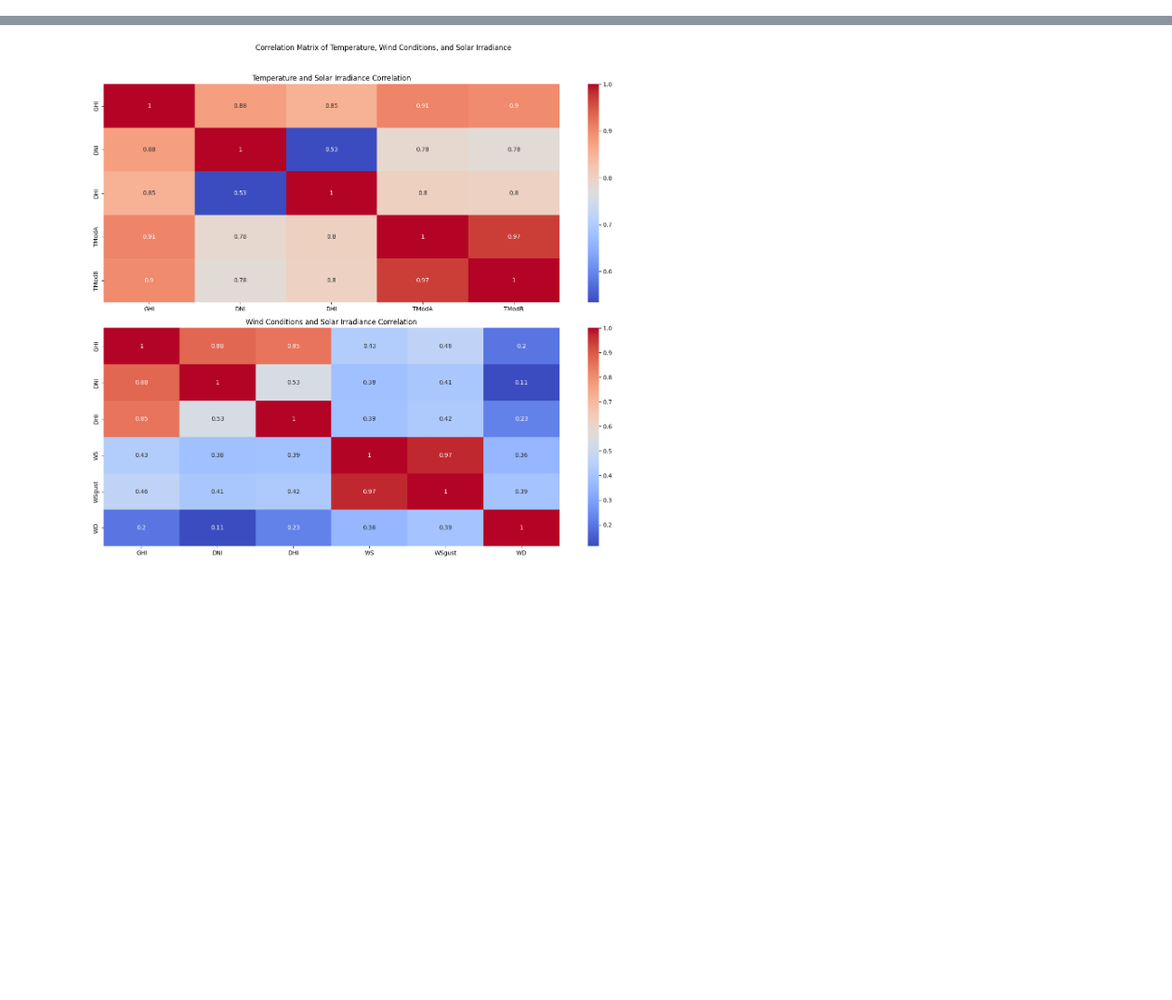
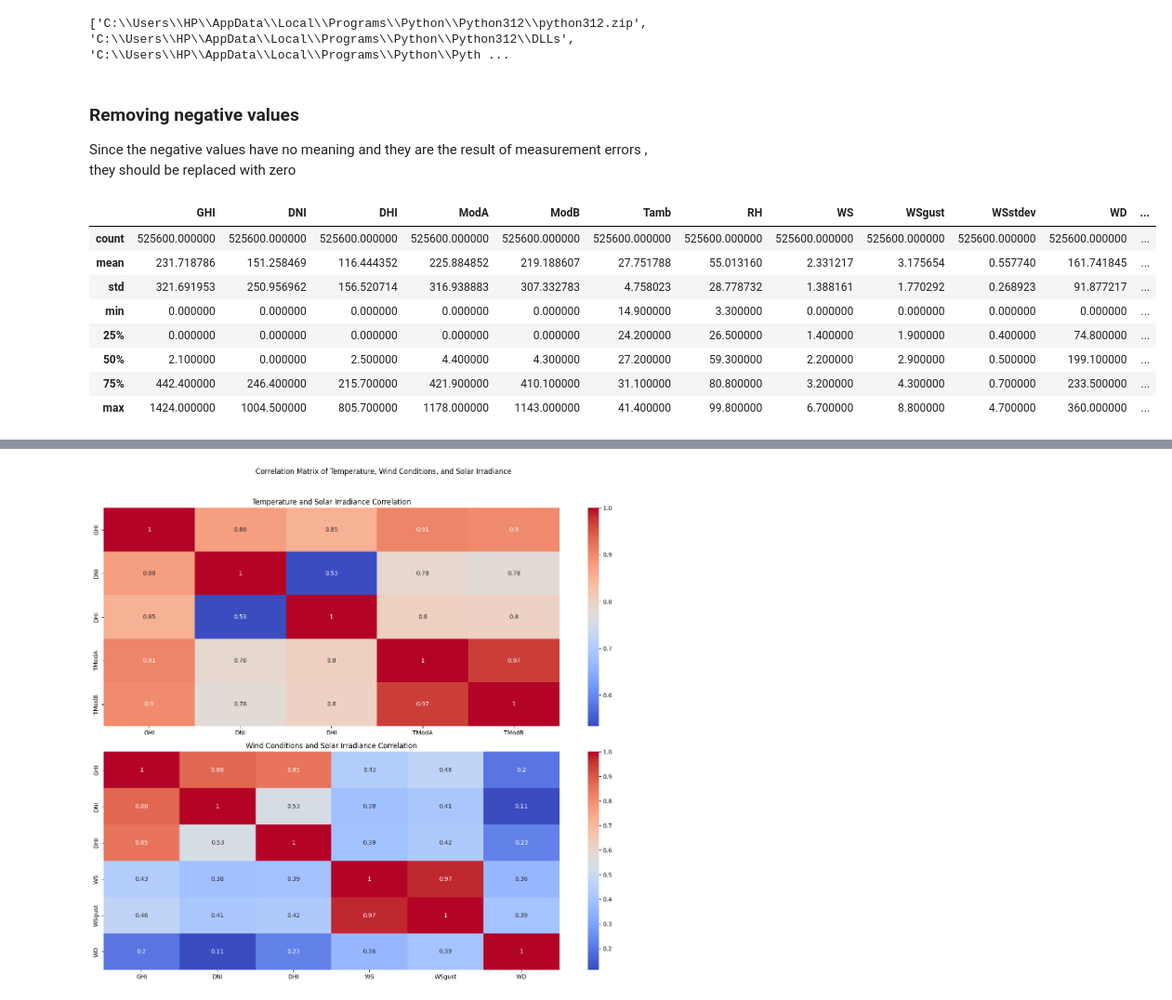
Before and after one commit to wolderufael/solar_raiation_EDA_week0, a Jupyter notebook: notebooks/EDA.ipynb, the cells around one changed output, grey strips where cells are left out. Shown at 93% size. Cells and saved outputs as stored; diff of their text form; code cells hidden in the pictures; blank space fills up the shorter version.

```diff
--- a/notebooks/EDA.ipynb
+++ b/notebooks/EDA.ipynb
@@ -22,11 +22,19 @@ df_togo =pd.read_csv('data/togo-dapaong_qc.csv')
 df_benin_cleaned=None
 df_sierraleone_cleaned=None
 df_togo_cleaned=None
+# %%
+import sys
+print(sys.path)
+# %% [output]
+['C:\\Users\\HP\\AppData\\Local\\Programs\\Python\\Python312\\python312.zip', 'C:\\Users\\HP\\AppData\\Local\\Programs\\Python\\Python312\\DLLs', 'C:\\Users\\HP\\AppData\\Local\\Programs\\Python\\Pyth ...
 # %%
 #check missing values in each column
 check_missing_value(df_benin)
 check_missing_value(df_sierraleone)
 check_missing_value(df_togo)
+# %% [markdown]
+### Removing negative values
+Since the negative values have no meaning and they are the result of measurement errors , they should be replaced with zero
 # %%
 #Replacing negative values in 'GHI', 'DNI', 'DHI' with zero since they are measuremet errors
 df_benin_cleaned=replace_nagative_values(df_benin)
@@ -36,6 +44,21 @@ df_togo_cleaned=replace_nagative_values(df_togo)
 df_benin_cleaned=outliers_fun(df_benin_cleaned,['ModA', 'ModB','WS', 'WSgust'])
 df_sierraleone_cleaned=outliers_fun(df_sierraleone_cleaned,['ModA', 'ModB','WS', 'WSgust'])
 df_togo_cleaned=outliers_fun(df_togo_cleaned,['ModA', 'ModB','WS', 'WSgust'])
+# %%
+#summary statistics
+summary_statistics(df_benin_cleaned)
+summary_statistics(df_sierraleone_cleaned)
+summary_statistics(df_togo_cleaned)
+# %% [output]
+|  | GHI | DNI | DHI | ModA | ModB | Tamb | RH | WS | WSgust | WSstdev | WD | ... |
+| count | 525600.000000 | 525600.000000 | 525600.000000 | 525600.000000 | 525600.000000 | 525600.000000 | 525600.000000 | 525600.000000 | 525600.000000 | 525600.000000 | 525600.000000 | ... |
+| mean | 231.718786 | 151.258469 | 116.444352 | 225.884852 | 219.188607 | 27.751788 | 55.013160 | 2.331217 | 3.175654 | 0.557740 | 161.741845 | ... |
+| std | 321.691953 | 250.956962 | 156.520714 | 316.938883 | 307.332783 | 4.758023 | 28.778732 | 1.388161 | 1.770292 | 0.268923 | 91.877217 | ... |
+| min | 0.000000 | 0.000000 | 0.000000 | 0.000000 | 0.000000 | 14.900000 | 3.300000 | 0.000000 | 0.000000 | 0.000000 | 0.000000 | ... |
+| 25% | 0.000000 | 0.000000 | 0.000000 | 0.000000 | 0.000000 | 24.200000 | 26.500000 | 1.400000 | 1.900000 | 0.400000 | 74.800000 | ... |
+| 50% | 2.100000 | 0.000000 | 2.500000 | 4.400000 | 4.300000 | 27.200000 | 59.300000 | 2.200000 | 2.900000 | 0.500000 | 199.100000 | ... |
+| 75% | 442.400000 | 246.400000 | 215.700000 | 421.900000 | 410.100000 | 31.100000 | 80.800000 | 3.200000 | 4.300000 | 0.700000 | 233.500000 | ... |
+| max | 1424.000000 | 1004.500000 | 805.700000 | 1178.000000 | 1143.000000 | 41.400000 | 99.800000 | 6.700000 | 8.800000 | 4.700000 | 360.000000 | ... |
 # %%
 #compare the mean, median and standard deviation of 'GHI', 'DNI', 'DHI' of the sites
 mean_median_std_comparison(df_benin_cleaned,df_sierraleone_cleaned,df_togo_cleaned)
```
Also changed, not shown: parts of 8 cells of this notebook, 5 other files.
